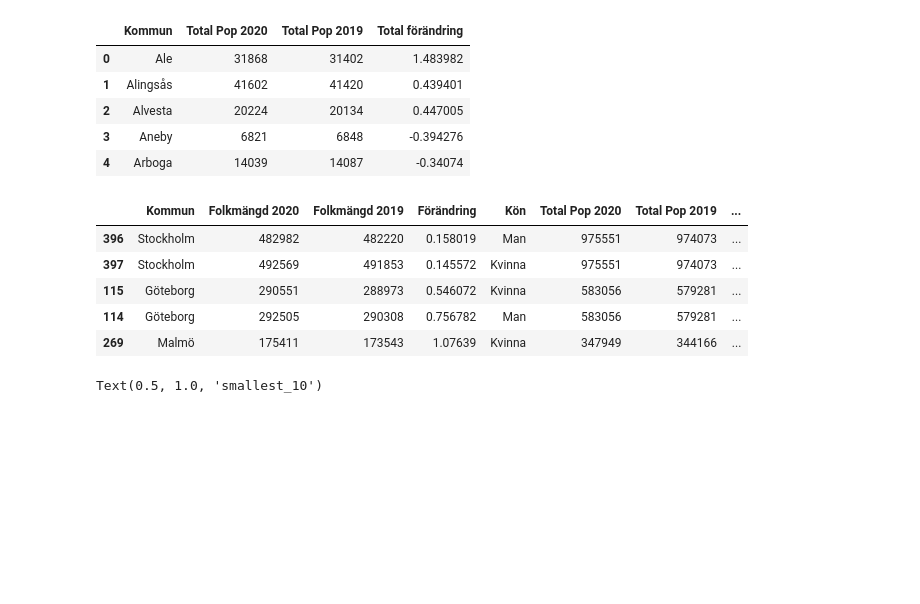
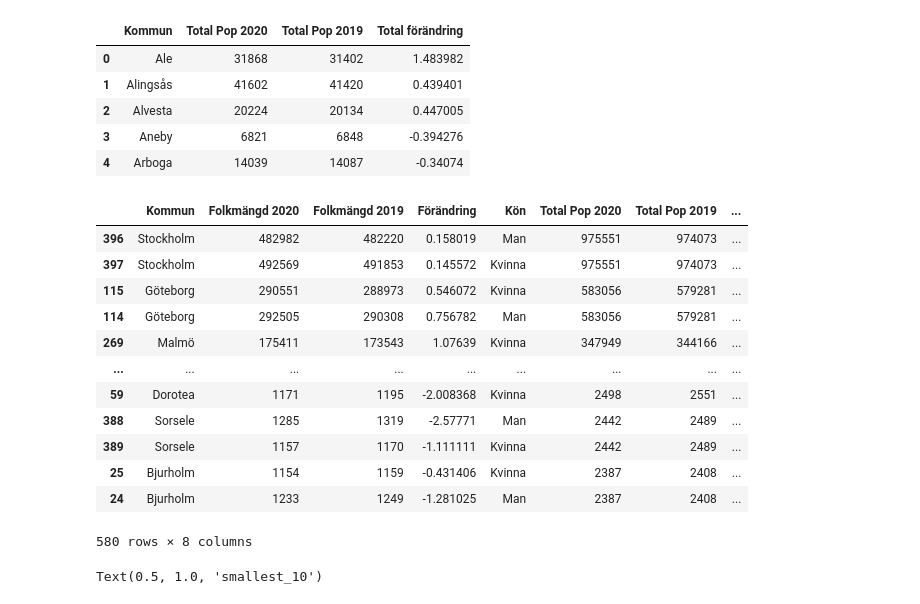
Before and after one commit to cooperhankun/DataBehandling-KunHan, a Jupyter notebook: Exercises/pandas_fundamentals_exercises.ipynb, the cells around one changed output. Cells and saved outputs as stored; diff of their text form; code cells hidden in the pictures; blank space fills up the shorter version.

```diff
--- a/Exercises/pandas_fundamentals_exercises.ipynb
+++ b/Exercises/pandas_fundamentals_exercises.ipynb
@@ -305,16 +305,24 @@ df_extract.head()
 # %%
 # d) Merge this data with the data in b) so that the head look like this:
 
 df_merged = pd.merge(df_extract, df_man_and_woman) # pd.merge(left dataframe, right dataframe)
-df_merged = df_merged[["Kommun", "Folkmängd 2020", "Folkmängd 2019", "Förändring", "Kön", "Total Pop 2020", "Total Pop 2019", "Total förändring"]]
-df_merged.sort_values('Total Pop 2020', ascending=False).head()
+df_merged = df_merged[["Kommun", "Folkmängd 2020", "Folkmängd 2019", "Förändring", "Kön", "Total Pop 2020", "Total Pop 2019", "Total förändring"]] # rename
+df_merged = df_merged.sort_values('Total Pop 2020', ascending=False)
+df_merged.head()
 # %% [output]
 |  | Kommun | Folkmängd 2020 | Folkmängd 2019 | Förändring | Kön | Total Pop 2020 | Total Pop 2019 | ... |
 | 396 | Stockholm | 482982 | 482220 | 0.158019 | Man | 975551 | 974073 | ... |
 | 397 | Stockholm | 492569 | 491853 | 0.145572 | Kvinna | 975551 | 974073 | ... |
 | 115 | Göteborg | 290551 | 288973 | 0.546072 | Kvinna | 583056 | 579281 | ... |
 | 114 | Göteborg | 292505 | 290308 | 0.756782 | Man | 583056 | 579281 | ... |
 | 269 | Malmö | 175411 | 173543 | 1.07639 | Kvinna | 347949 | 344166 | ... |
+| ... | ... | ... | ... | ... | ... | ... | ... | ... |
+| 59 | Dorotea | 1171 | 1195 | -2.008368 | Kvinna | 2498 | 2551 | ... |
+| 388 | Sorsele | 1285 | 1319 | -2.57771 | Man | 2442 | 2489 | ... |
+| 389 | Sorsele | 1157 | 1170 | -1.111111 | Kvinna | 2442 | 2489 | ... |
+| 25 | Bjurholm | 1154 | 1159 | -0.431406 | Kvinna | 2387 | 2408 | ... |
+| 24 | Bjurholm | 1233 | 1249 | -1.281025 | Man | 2387 | 2408 | ... |
+580 rows × 8 columns
 # %%
 # e) Create barplots showing the gender populations of Swedens 10 largest and 10 smallest cities.
 
```
Also changed, not shown: parts of 1 cell of this notebook.
